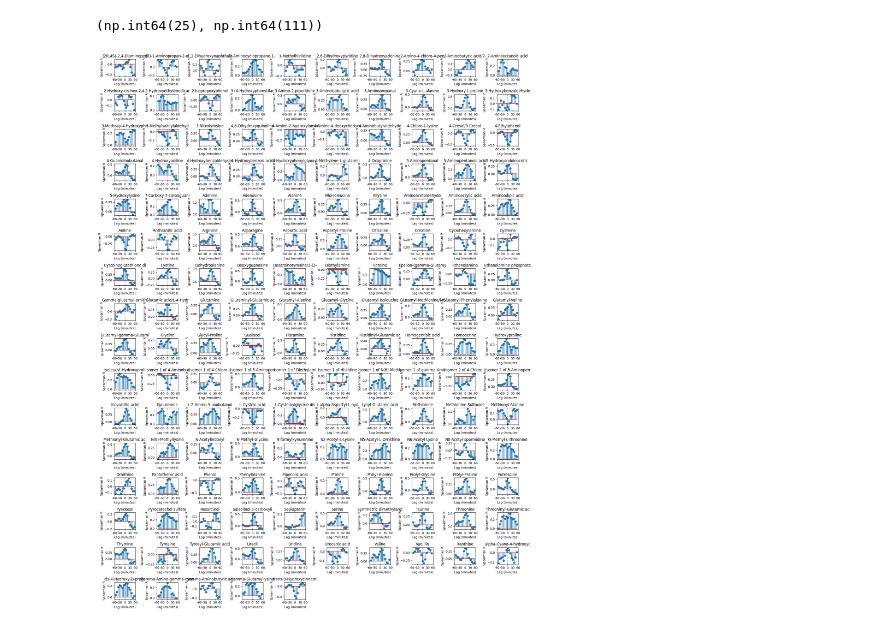
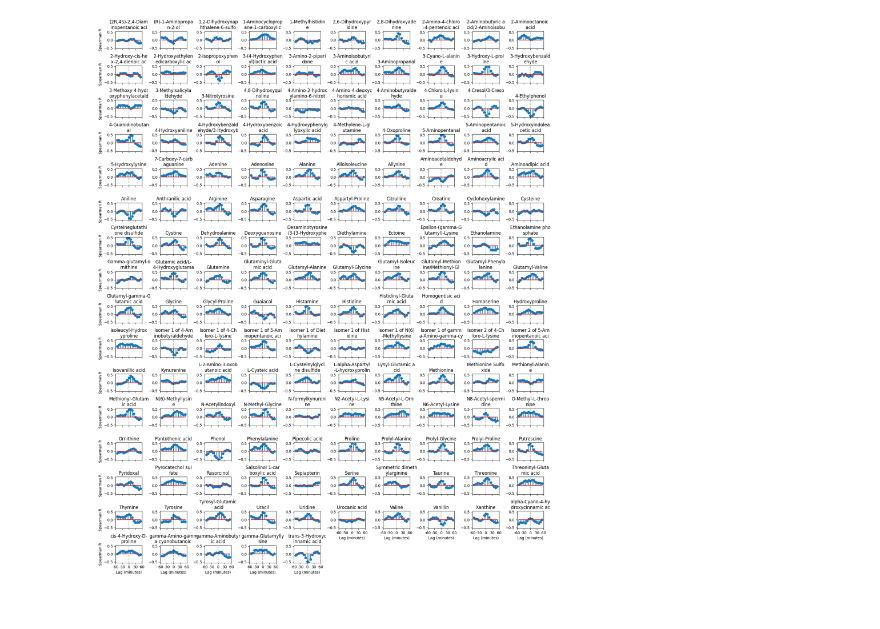
Before and after one commit to michnard/Microdialysis_Paper, a Jupyter notebook: scripts/analyses/Fig2.ipynb, the cells around one changed output. Cells and saved outputs as stored; diff of their text form; code cells hidden in the pictures.

```diff
--- a/scripts/analyses/Fig2.ipynb
+++ b/scripts/analyses/Fig2.ipynb
@@ -55,2 +48,0 @@ Correlation between Histamine and Behavior: r=0.590, p=1.113e-17
-# %%
-max_lag = 5
@@ -64,7 +48,0 @@ def spearman_ccf(x, y, max_lag):
-# %%
-# compute cross correlaiton between histamine and histidine
-histidine_idx = common_comps.index('Histidine')
-histamine_idx = common_comps.index('Histamine')
-lags, ccf_histamine_histidine = spearman_ccf(X[:, histamine_idx], X[:, histidine_idx],max_lag=5)
-plt.figure()
-plt.stem(lags, ccf_histamine_histidine)
@@ -204,2 +48,0 @@ Text(0.5, 1.0, '')
-# %%
-max_lag = 8
@@ -296,12 +204,0 @@ plt.show()
-# %%
-plt.figure(figsize=(5, 2))
-histamine_idx = common_comps.index('Histamine')
-plt.plot(X[:, histamine_idx], label='Histamine')
-plt.twinx()
-plt.plot(y,c='red',alpha=0.3, ls='--',label='Locomot.')
-plt.legend()
-plt.xlabel('Sample # (7.5 min)')
-plt.ylabel('Dansyl ratio')
-# # plt.savefig('histamine_speed.pdf', dpi=300)
-plt.show()
-plt.tight_layout()
@@ -450,20 +234,26 @@ plt.hist([all_ccgs[c][1][np.argmax(np.abs(all_ccgs[c][1]))] for c in common_comp
-# %%
-np.sum([all_ccgs[c][1][np.argmax(np.abs(all_ccgs[c][1]))] <-0.2  for c in common_comps]),np.sum([all_ccgs[c][1][np.argmax(np.abs(all_ccgs[c][1]))] >0.2  for c in common_comps])
-# %% [output]
-(np.int64(25), np.int64(111))
 # %%
 # plot all the spearman cross-correlations
-plt.figure(figsize=(19  , 25))
+plt.figure(figsize=(17  , 21))
 for i, comp in enumerate(common_comps):
     plt.subplot(16, 10, i+1)
     lags, rs = all_ccgs[comp]
     plt.stem(lags, rs)
-    plt.xticks(np.arange(-8, 9, 4), labels=(np.arange(-8, 9, 4)*7.5).astype(int))
-    plt.xlabel('Lag (minutes)')
-    plt.ylabel('Spearman R')
-    plt.title(comp[:22])
+    plt.xticks(np.arange(-8, 9, 4), labels=[])
+    # plt.xlabel('Lag (minutes)')
+    if i > 144:
+        plt.xlabel('Lag (minutes)')
+        plt.xticks(np.arange(-8, 9, 4), labels=[-60, -30, 0, 30, 60])
+
+    if i % 10 == 0:
+        plt.ylabel('Spearman R')
+    if len(comp) > 16:
+        plt.title(comp[:16] + '\n' + comp[16:32])
+    else:
+        plt.title(comp)
+    plt.ylim(-0.55, 0.55)
     plt.axvline(0, color='k', linestyle='--',alpha=0.3)
 plt.tight_layout()
+plt.savefig(figure_dir+'all_compound_speed_ccf.svg',dpi=300)
 plt.show()
 # %% [output]
-[figure, old version]
+[figure, new version]
```
Also changed, not shown: parts of 41 cells of this notebook, 15 other files.
